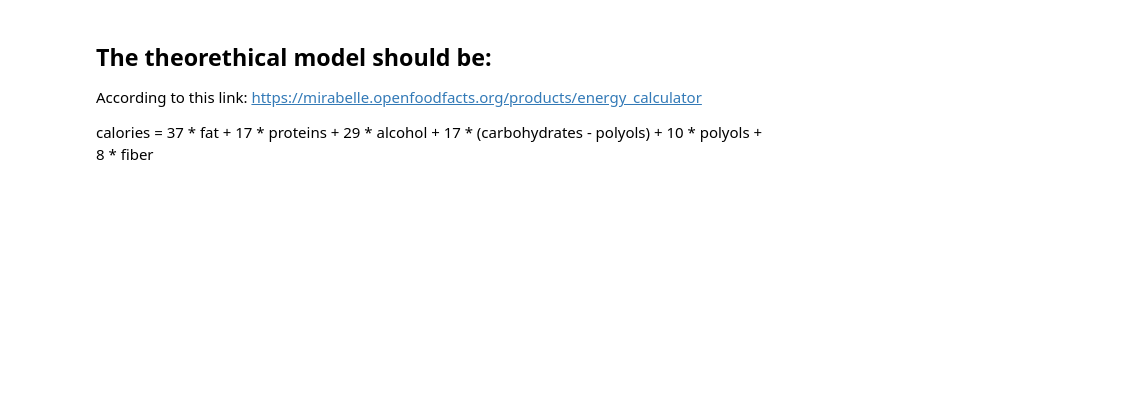
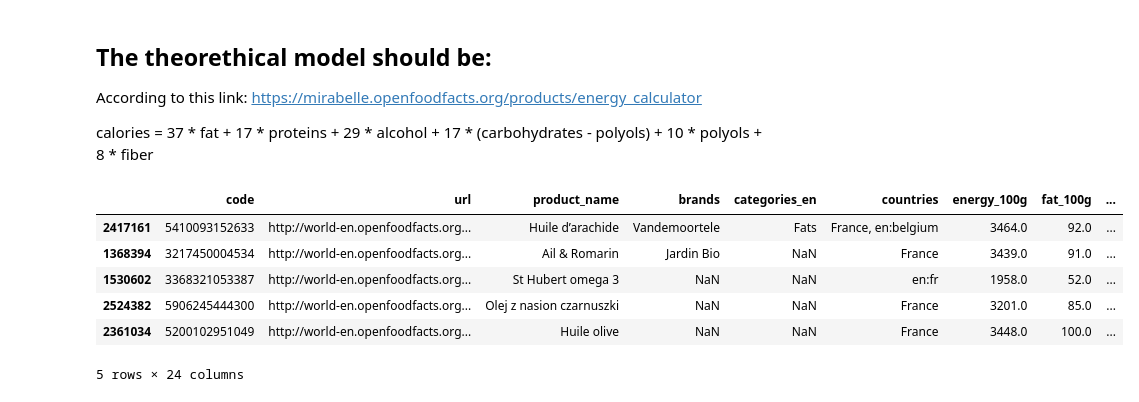
Before and after one commit to baslia/nutri_score, a Jupyter notebook: notebooks/calories_modelisation.ipynb, the cells around one changed output. Saved outputs shown, nothing was run; the diff lists cells and outputs as text; code cells hidden in the pictures; blank space fills up the shorter version.

```diff
--- a/notebooks/calories_modelisation.ipynb
+++ b/notebooks/calories_modelisation.ipynb
@@ -111,0 +137,15 @@ calories = 37 * fat + 17 * proteins + 29 * alcohol + 17 * (carbohydrates - polyo
+# %%
+# Add the product_name to the dataframe
+# opf_data.set_index('code', inplace=True)
+opf_data_add = opf_data.loc[opf_num_features_delta.index]
+
+opf_num_features_delta = pd.concat([opf_data_add, opf_num_features_delta], axis=1)
+opf_num_features_delta.head()
+# %% [output]
+|  | code | url | product_name | brands | categories_en | countries | energy_100g | fat_100g | ... |
+| 2417161 | 5410093152633 | http://world-en.openfoodfacts.org... | Huile d’arachide | Vandemoortele | Fats | France, en:belgium | 3464.0 | 92.0 | ... |
+| 1368394 | 3217450004534 | http://world-en.openfoodfacts.org... | Ail & Romarin | Jardin Bio | NaN | France | 3439.0 | 91.0 | ... |
+| 1530602 | 3368321053387 | http://world-en.openfoodfacts.org... | St Hubert omega 3 | NaN | NaN | en:fr | 1958.0 | 52.0 | ... |
+| 2524382 | 5906245444300 | http://world-en.openfoodfacts.org... | Olej z nasion czarnuszki | NaN | NaN | France | 3201.0 | 85.0 | ... |
+| 2361034 | 5200102951049 | http://world-en.openfoodfacts.org... | Huile olive | NaN | NaN | France | 3448.0 | 100.0 | ... |
+5 rows × 24 columns
```
Also changed, not shown: parts of 8 cells of this notebook.
